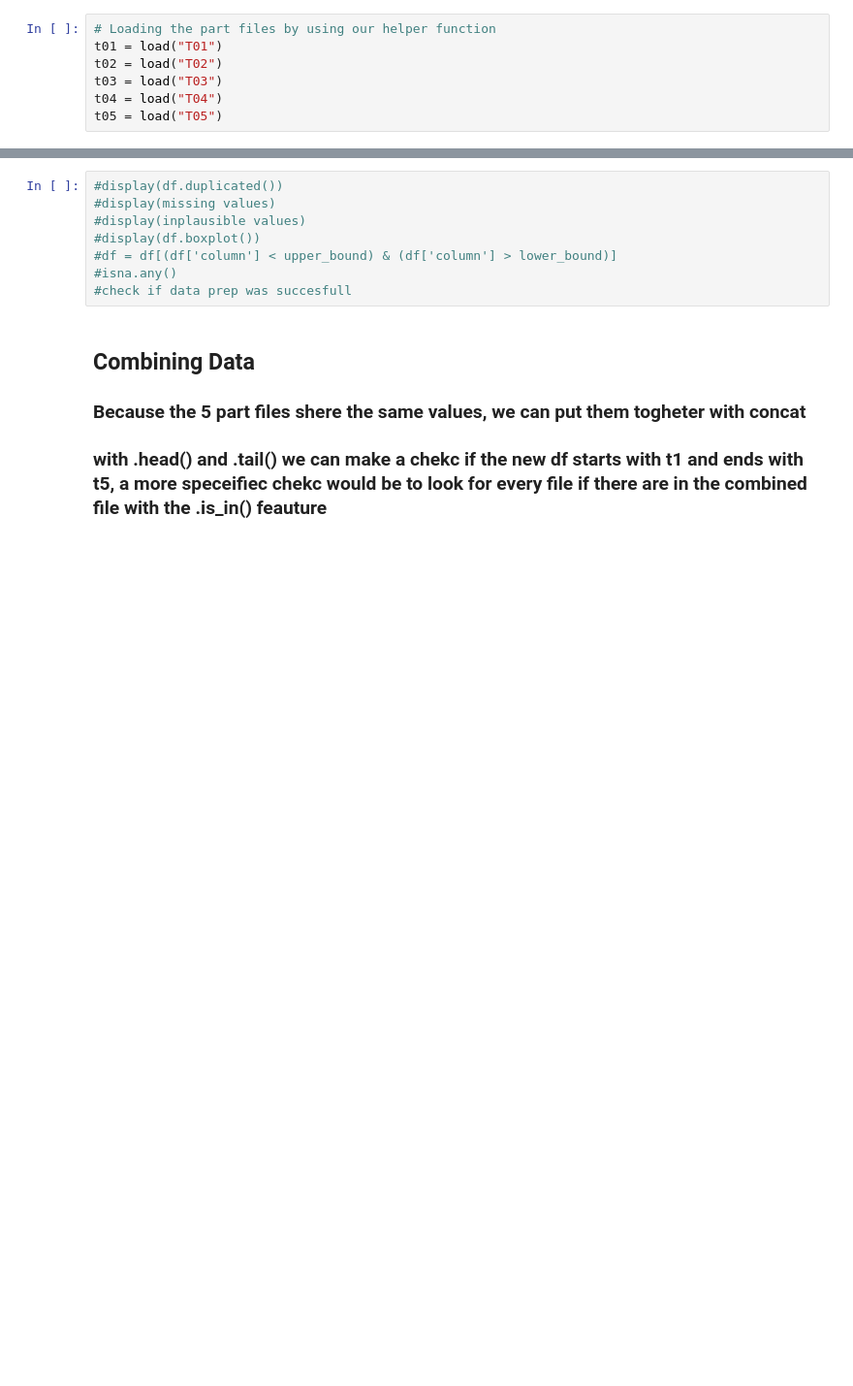
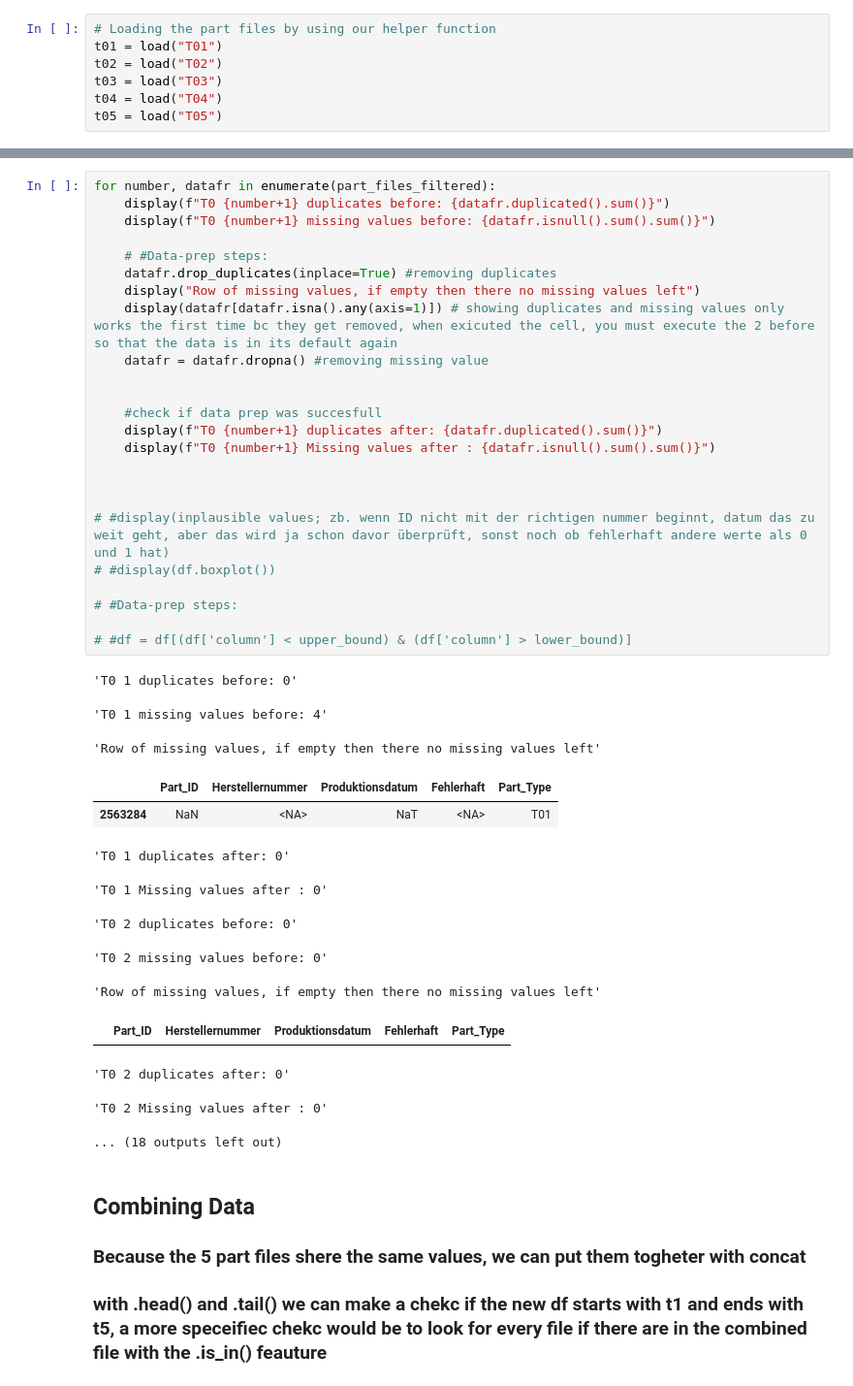
Before and after one commit to Teddy131/IDA-GROUP, a Jupyter notebook: final_data.ipynb, the cells around one changed output, grey strips where cells are left out. Shown at 97% size. Cells and saved outputs as stored; diff of their text form; blank space fills up the shorter version.

Commit message:
Update final_data.ipynb
worked on dataprep

```diff
--- a/final_data.ipynb
+++ b/final_data.ipynb
@@ -235,11 +248,42 @@ t05 = load("T05")
 # %%
-#display(df.duplicated())
-#display(missing values)
-#display(inplausible values)
-#display(df.boxplot())
-#df = df[(df['column'] < upper_bound) & (df['column'] > lower_bound)]
-#isna.any()
-#check if data prep was succesfull
+for number, datafr in enumerate(part_files_filtered):
+    display(f"T0 {number+1} duplicates before: {datafr.duplicated().sum()}")
+    display(f"T0 {number+1} missing values before: {datafr.isnull().sum().sum()}")
+
+    # #Data-prep steps:
+    datafr.drop_duplicates(inplace=True) #removing duplicates
+    display("Row of missing values, if empty then there no missing values left")
+    display(datafr[datafr.isna().any(axis=1)]) # showing duplicates and missing values only works the first time bc they get removed, when exicuted the cell, you must execute the 2 before so that the data is in its default again
+    datafr = datafr.dropna() #removing missing value
+
+
+    #check if data prep was succesfull
+    display(f"T0 {number+1} duplicates after: {datafr.duplicated().sum()}")
+    display(f"T0 {number+1} Missing values after : {datafr.isnull().sum().sum()}")
+
+
+
+# #display(inplausible values; zb. wenn ID nicht mit der richtigen nummer beginnt, datum das zu weit geht, aber das wird ja schon davor überprüft, sonst noch ob fehlerhaft andere werte als 0 und 1 hat)
+# #display(df.boxplot())
+
+# #Data-prep steps:
+
+# #df = df[(df['column'] < upper_bound) & (df['column'] > lower_bound)]
+# %% [output]
+'T0 1 duplicates before: 0'
+'T0 1 missing values before: 4'
+'Row of missing values, if empty then there no missing values left'
+|  | Part_ID | Herstellernummer | Produktionsdatum | Fehlerhaft | Part_Type |
+| 2563284 | NaN | <NA> | NaT | <NA> | T01 |
+'T0 1 duplicates after: 0'
+'T0 1 Missing values after : 0'
+'T0 2 duplicates before: 0'
+'T0 2 missing values before: 0'
+'Row of missing values, if empty then there no missing values left'
+|  | Part_ID | Herstellernummer | Produktionsdatum | Fehlerhaft | Part_Type |
+'T0 2 duplicates after: 0'
+'T0 2 Missing values after : 0'
+... (18 outputs left out)
 # %% [markdown]
 ## Combining Data
 
```
Also changed, not shown: parts of 3 cells of this notebook.
